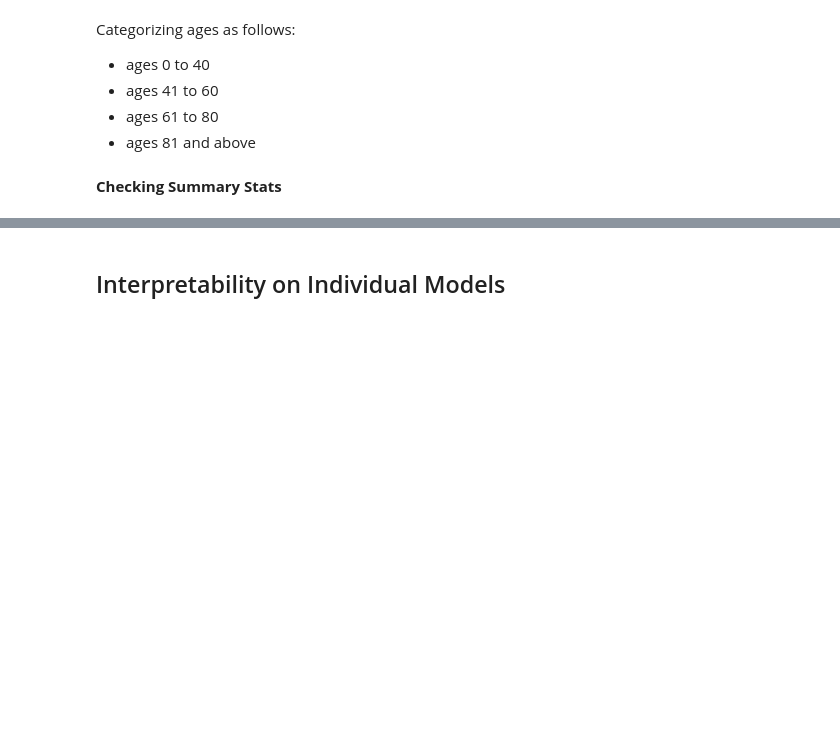
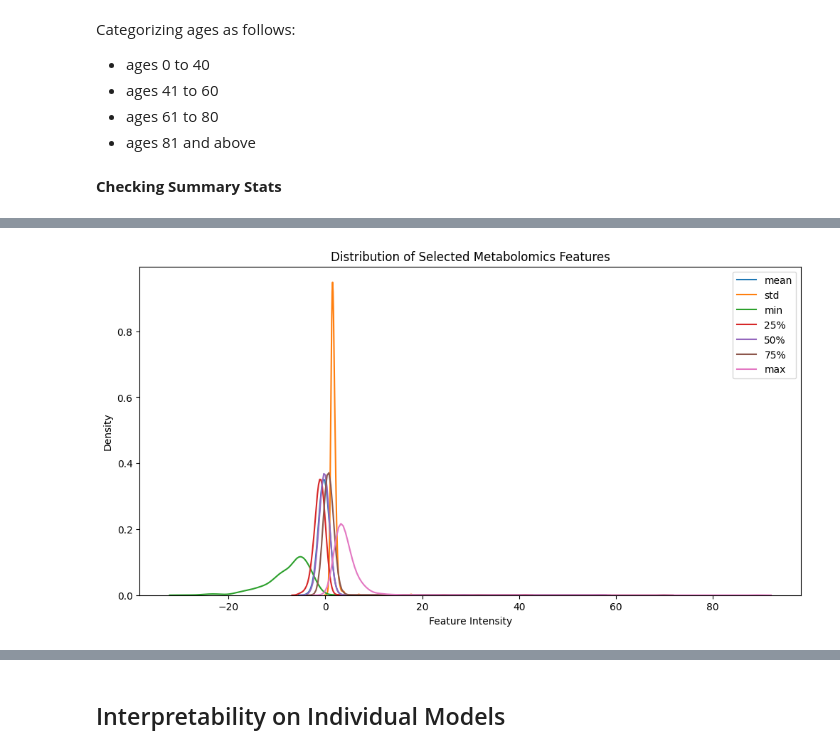
Before and after one commit to kiannaamaya/multiomics-covid-ensemble, a Jupyter notebook: vae_approach/vae_pipeline.ipynb, the cells around one changed output, grey strips where cells are left out. Drawn from its saved outputs; the diff is of its cells as text; code cells hidden in the pictures; blank space fills up the shorter version.

```diff
--- a/vae_approach/vae_pipeline.ipynb
+++ b/vae_approach/vae_pipeline.ipynb
@@ -909,0 +989,19 @@ generate_feature_statistics(data_paths)
+# %%
+import seaborn as sns
+import matplotlib.pyplot as plt
+
+data = pd.read_csv("isb_metabolomics_feature_statistics.csv")
+
+sample_features = data.columns[2:12]  # Select 10 random features
+
+plt.figure(figsize=(12,6))
+for feature in sample_features:
+    sns.kdeplot(data[feature], label=feature)
+
+plt.legend()
+plt.title("Distribution of Selected Metabolomics Features")
+plt.xlabel("Feature Intensity")
+plt.ylabel("Density")
+plt.show()
+# %% [output]
+[figure, added]
```
Also changed, not shown: parts of 41 cells of this notebook, 1 other file.
